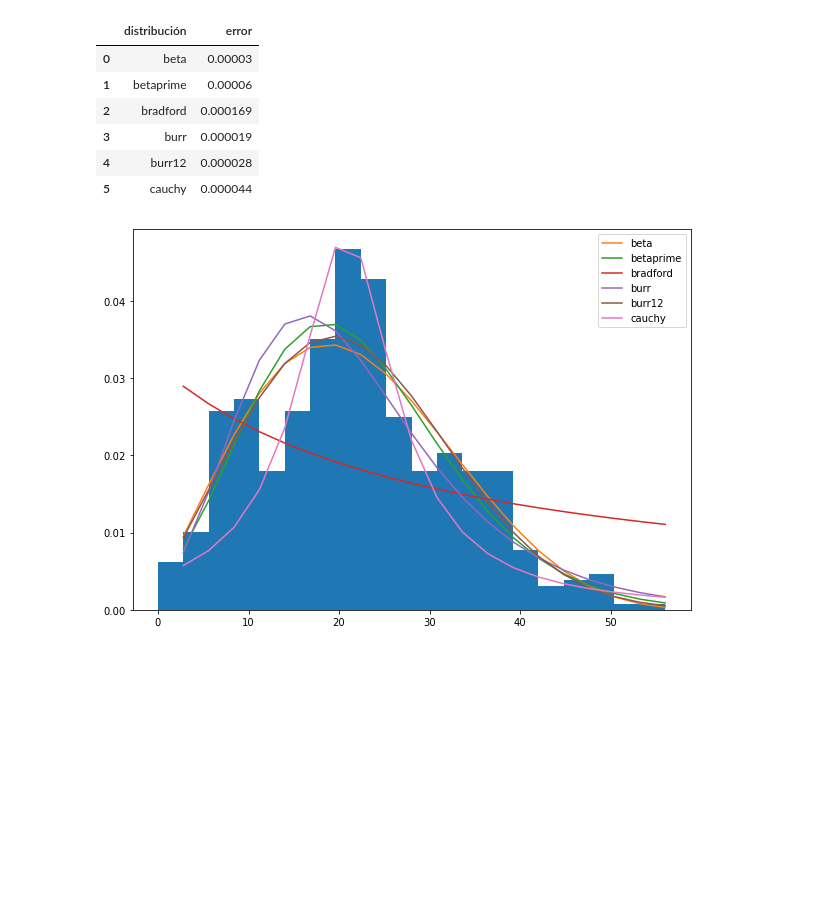
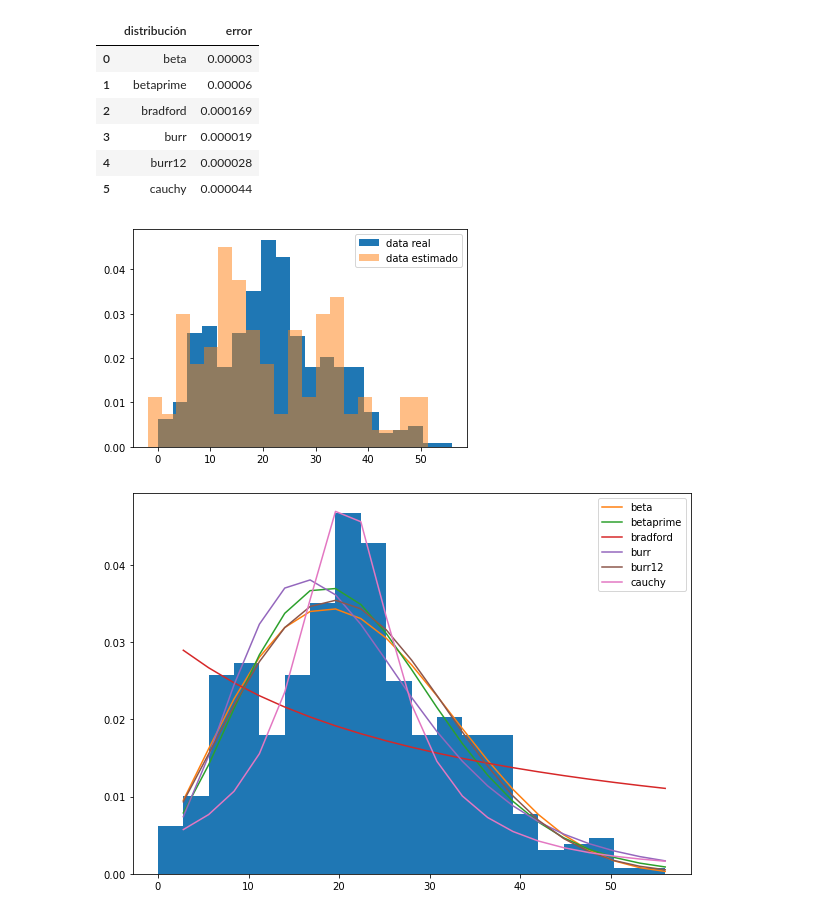
Before and after one commit to Kike14/ProyectoConjunto_EJRodriguez_DOrozco_JPJimenez, a Jupyter notebook: ProyectoModulo1_OrozcoE_MendozaJ__GomezD.ipynb, the cells around one changed output. Saved outputs shown, nothing was run; the diff lists cells and outputs as text; code cells hidden in the pictures; blank space fills up the shorter version.

```diff
--- a/ProyectoModulo1_OrozcoE_MendozaJ__GomezD.ipynb
+++ b/ProyectoModulo1_OrozcoE_MendozaJ__GomezD.ipynb
@@ -130,4 +165,16 @@ error_df
 | 3 | burr | 0.000019 |
 | 4 | burr12 | 0.000028 |
 | 5 | cauchy | 0.000044 |
+# %%
+#DANIEL
+params2 = getattr(st, dist).fit(ad)
+
+random_hat2 = getattr(st, dist).rvs(*params2, size = 100)
+
+plt.hist(ad, bins = 20, label = 'data real', density = True)
+plt.hist(random_hat2, bins = 20, density = True, alpha = .5, label = 'data estimado')
+plt.legend()
+plt.show()
+# %% [output]
+[figure, added]
 # %%
```
Also changed, not shown: parts of 27 cells of this notebook, 2 other files.
